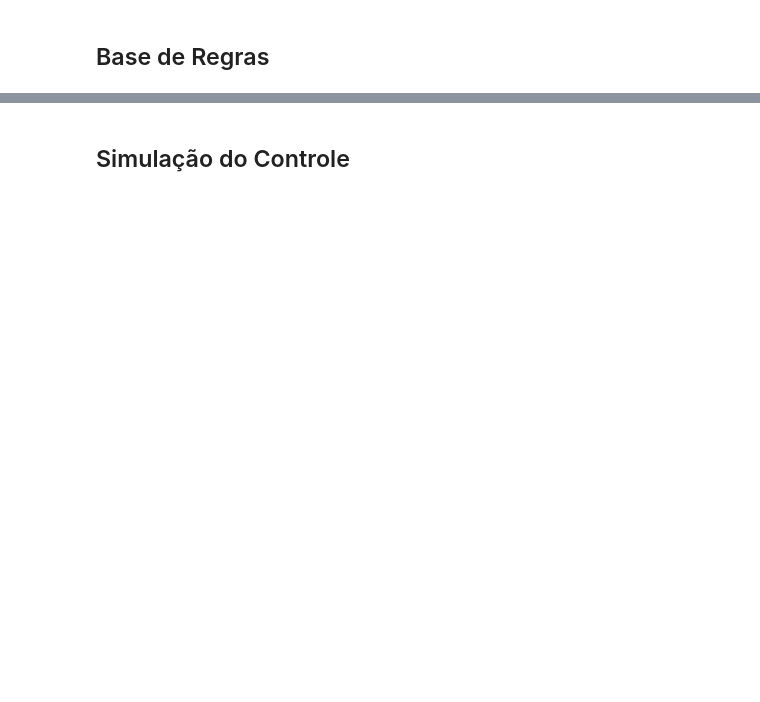
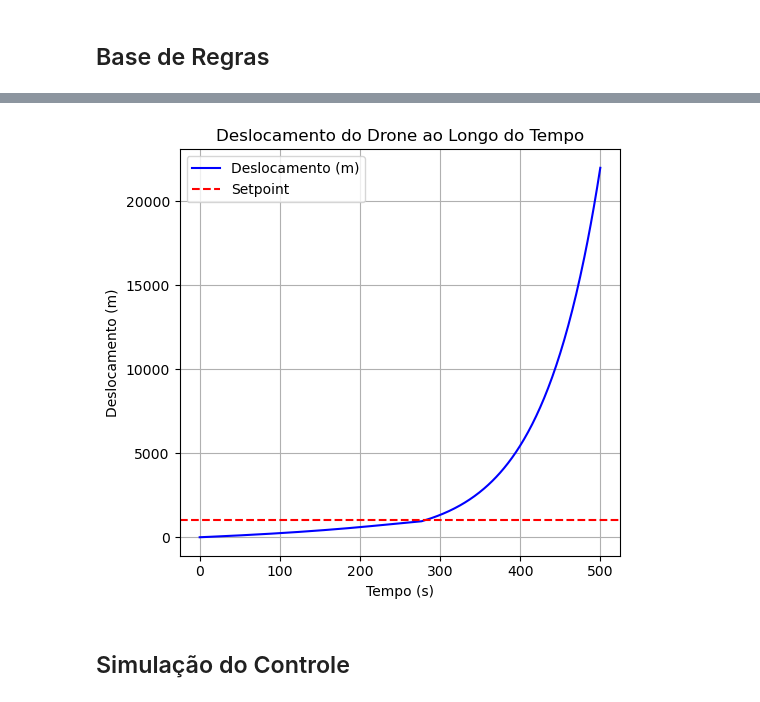
Before and after one commit to bsmvictor/C213-ControleFuzzyPD, a Jupyter notebook: FuzzyPD.ipynb, the cells around one changed output, grey strips where cells are left out. Drawn from its saved outputs; the diff is of its cells as text; code cells hidden in the pictures; blank space fills up the shorter version.

Commit message:
feat: base de regras e controle

```diff
--- a/FuzzyPD.ipynb
+++ b/FuzzyPD.ipynb
@@ -59,11 +59,15 @@ plt.axline((0, 0.4), (1000, 0.4), color='black', linestyle='--')
 # Criação das regras para o controle
 
 result_potencia = [
-
+    'MP', 'MP', 'M' , 'P' , 'M' ,
+    'MP', 'P' , 'P' , 'M' , 'M' ,
+    'P' , 'P' , 'M' , 'M' , 'G' ,
+    'P' , 'M' , 'M' , 'G' , 'G' ,
+    'M' , 'M' , 'G' , 'G' , 'MG',
 ]
 
 BaseRegras = [
-    ctrl.Rule(erro[Erro] & delta_erro[Delta_erro], aceleracao[Aceleracao])
-    for (Erro, Delta_erro), Aceleracao in
-    zip(itertools.product(erro.terms.keys(), delta_erro.terms.keys()), result_aceleracao)
+    ctrl.Rule(erro[Erro] & delta_erro[Delta_erro], potencia_motor[Potencia_motor])
+    for (Erro, Delta_erro), Potencia_motor in
+    zip(itertools.product(erro.terms.keys(), delta_erro.terms.keys()), result_potencia)
 ]
@@ -70,3 +107,73 @@ BaseRegras = [
+# %%
+setpoint = 1000  # Altitude desejada (em metros)
+d_t_minus_1 = 1  # posição atual do drone, em metros
+tempo = 500  # Tempo de simulação (em segundos)
+dt = 1  # Intervalo de tempo (em segundos)
+
+# Parâmetros do sistema fuzzy
+FA = 1  # Fator de Ajuste
+U_max = 4  # Velocidade máxima de descida (m/s)
+
+# Configurando o sistema de controle
+ControleErro = ctrl.ControlSystemSimulation(ctrl.ControlSystem(BaseRegras))
+
+# Definindo entradas para Erro e DeltaErro
+ControleErro.input[erro.label] = 5  # valor desejado para Erro
+ControleErro.input[delta_erro.label] = 4  # valor desejado para DeltaErro
+
+# Realiza o cálculo do sistema fuzzy
+ControleErro.compute()
+
+# Valores para armazenar deslocamentos e erros
+deslocamentos = [d_t_minus_1]
+erros = [setpoint - d_t_minus_1]
+
+for t in range(1, tempo + 1):
+    # Calcular o erro
+    erro_atual = setpoint - d_t_minus_1
+    erros.append(erro_atual)
+
+    FA = 99/100 if erro_atual > 50 else 1
+
+    delta_erro_atual = (erros[-1] - erros[-2]) / dt  # Taxa de variação do erro
+
+    # Configurar entradas do sistema fuzzy
+    ControleErro.input['erro'] = erro_atual
+    ControleErro.input['delta_erro'] = delta_erro_atual
+
+    # Realizar o cálculo fuzzy
+    ControleErro.compute()
+
+      # Obter a saída defuzzyficada (potência do motor)
+    P_Motor = ControleErro.output['potencia_motor']
+
+    # Divisão da potência entre os motores
+    P_H13 = P_Motor
+    P_H24 = P_Motor
+
+    # Atualizar o deslocamento com a função de transferência
+    d_t = FA * d_t_minus_1 * 1.01398 + (0.5 * (U_max * P_H13 + U_max * P_H24))
+    deslocamentos.append(d_t)
+
+    # Atualizar o deslocamento anterior
+    d_t_minus_1 = d_t
+
+# Gráficos
+plt.figure(figsize=(10, 5))
+
+# Gráfico do deslocamento
+plt.subplot(1, 2, 1)
+plt.plot(range(len(deslocamentos)), deslocamentos, label='Deslocamento (m)', color='blue')
+plt.axhline(setpoint, color='red', linestyle='--', label='Setpoint')
+plt.xlabel('Tempo (s)')
+plt.ylabel('Deslocamento (m)')
+plt.title('Deslocamento do Drone ao Longo do Tempo')
+plt.grid()
+plt.legend()
+plt.tight_layout()
+plt.show()
+# %% [output]
+[figure, added]
 # %% [markdown]
 ## Simulação do Controle
 # %%
```
Also changed, not shown: parts of 3 cells of this notebook.
